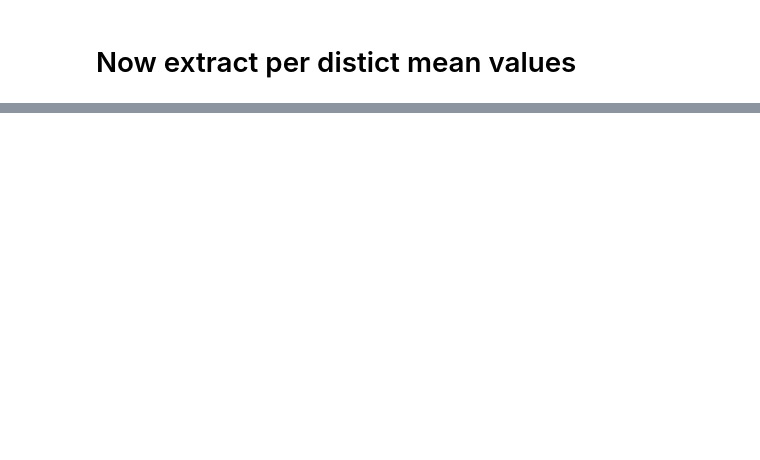
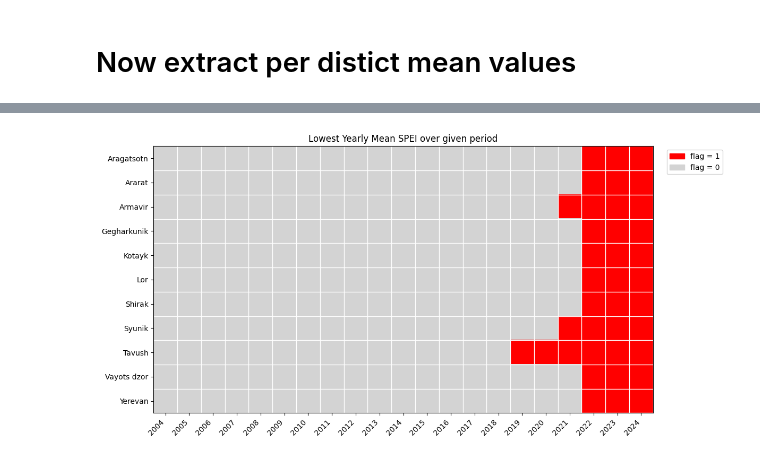
Before and after one commit to theshufflebee/dev-arm, a Jupyter notebook: yearly_spei_data.ipynb, the cells around one changed output, grey strips where cells are left out. Drawn from its saved outputs; the diff is of its cells as text; code cells hidden in the pictures; blank space fills up the shorter version.

```diff
--- a/yearly_spei_data.ipynb
+++ b/yearly_spei_data.ipynb
@@ -438,0 +446,14 @@ df_district_means.to_csv('armenia_yearly_spei_mean.csv', index=False)
+# %%
+# Flag the lowest mean_spei per district (1 = lowest, 0 = otherwise)
+group_min = df_district_analysis.groupby('district_name')['mean_spei'].transform('min')
+df_district_analysis['yearly_flag'] = ((~df_district_analysis['mean_spei'].isna()) &
+                                   np.isclose(df_district_analysis['mean_spei'], group_min)).astype(int)
+
+# Wide form (dates x districts) of flags
+df_district_analysis = df_district_analysis.pivot_table(index='district_name',
+                                                  columns='year',
+                                                  values='yearly_flag',
+                                                  fill_value=0)
+
+# Quick sanity check
+df_district_analysis
@@ -438,0 +475,5 @@ df_district_means.to_csv('armenia_yearly_spei_mean.csv', index=False)
+# %%
+#forward fill dummy
+# forward-fill flags across years: once a district has a flag=1 it stays 1 for all subsequent years
+df_district_analysis = df_district_analysis.cummax(axis=1).astype(int)
+df_district_analysis
@@ -438,0 +495,34 @@ df_district_means.to_csv('armenia_yearly_spei_mean.csv', index=False)
+# %%
+# Plot districts (y) vs years (x); red where flag == 1
+cols = sorted(df_district_analysis.columns)
+df_plot = df_district_analysis[cols]
+data = df_plot.values.astype(int)
+
+fig, ax = plt.subplots(figsize=(12, 6))
+cmap = ListedColormap(['lightgray', 'red'])
+ax.imshow(data, aspect='auto', cmap=cmap, vmin=0, vmax=1)
+
+# ticks and labels
+ax.set_xticks(np.arange(len(cols)))
+ax.set_xticklabels(cols, rotation=45, ha='right')
+ax.set_yticks(np.arange(len(df_plot.index)))
+ax.set_yticklabels(df_plot.index)
+
+# cell grid
+ax.set_xticks(np.arange(-.5, len(cols), 1), minor=True)
+ax.set_yticks(np.arange(-.5, len(df_plot.index), 1), minor=True)
+ax.grid(which='minor', color='white', linewidth=1)
+ax.tick_params(which='minor', length=0)
+
+ax.set_title('Lowest Yearly Mean SPEI over given period')
+
+# legend
+import matplotlib.patches as mpatches
+legend_patches = [mpatches.Patch(color='red', label='flag = 1'),
+                  mpatches.Patch(color='lightgray', label='flag = 0')]
+ax.legend(handles=legend_patches, bbox_to_anchor=(1.02, 1), loc='upper left')
+
+plt.tight_layout()
+plt.show()
+# %% [output]
+[figure, added]
```
Also changed, not shown: parts of 21 cells of this notebook, 5 other files.
